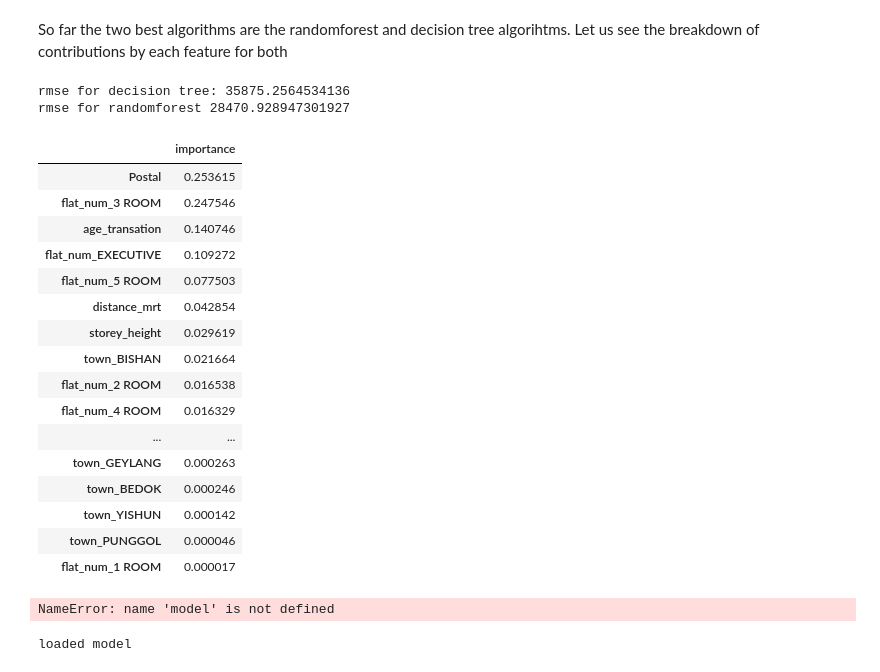
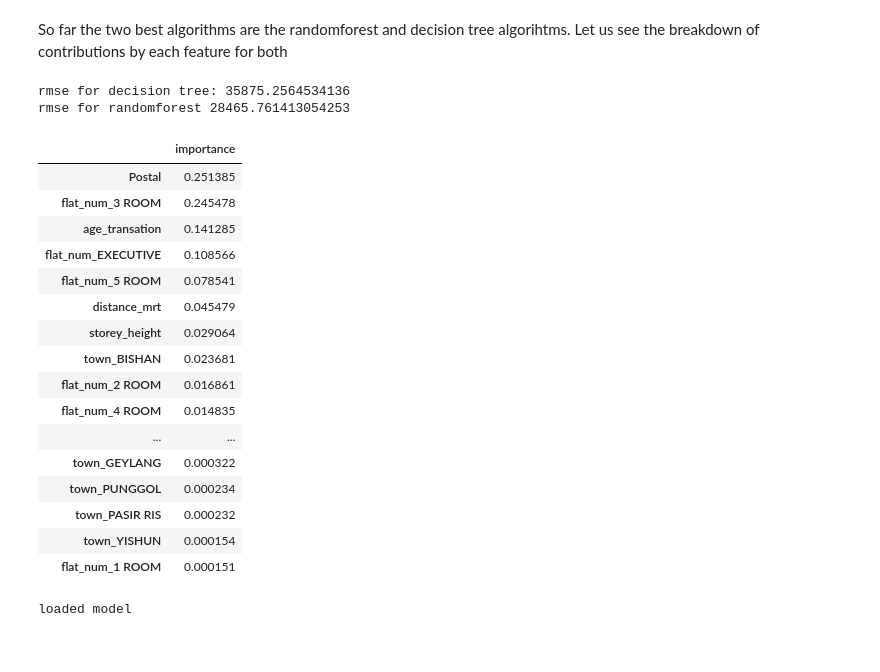
Before and after one commit to sivakornchong/hdb_project, a Jupyter notebook: feature_train.ipynb, the cells around one changed output. Drawn from its saved outputs; the diff is of its cells as text; code cells hidden in the pictures.

```diff
--- a/feature_train.ipynb
+++ b/feature_train.ipynb
@@ -146,7 +146,7 @@ y_axis = []
 score = []
 
 print('testing out decision tree, OneHot, normalized')
-for i in range(20,35):
+for i in range(15,30):
     dt = make_pipeline(StandardScaler(),DecisionTreeRegressor(max_depth=i,random_state=27))
     dt.fit(X_train,y_train)
     pred = dt.predict(X_test)
@@ -179,32 +191,32 @@ model.fit(X_train, y_train)
 print('rmse for randomforest', np.sqrt(mean_squared_error(y_test, model.predict(X_test))))
 # %% [output]
 rmse for decision tree: 35875.2564534136
-rmse for randomforest 28470.928947301927
+rmse for randomforest 28465.761413054253
 # %%
 
-feature_importances = pd.DataFrame(dt.steps[1][1].feature_importances_,
+feature_importances = pd.DataFrame(model.steps[1][1].feature_importances_,
                                    index = X_train.columns,
                                     columns=['importance']).sort_values('importance', ascending=False)
 
 feature_importances
 # %% [output]
 |  | importance |
-| Postal | 0.253615 |
-| flat_num_3 ROOM | 0.247546 |
-| age_transation | 0.140746 |
-| flat_num_EXECUTIVE | 0.109272 |
-| flat_num_5 ROOM | 0.077503 |
-| distance_mrt | 0.042854 |
-| storey_height | 0.029619 |
-| town_BISHAN | 0.021664 |
-| flat_num_2 ROOM | 0.016538 |
-| flat_num_4 ROOM | 0.016329 |
+| Postal | 0.251385 |
+| flat_num_3 ROOM | 0.245478 |
+| age_transation | 0.141285 |
+| flat_num_EXECUTIVE | 0.108566 |
+| flat_num_5 ROOM | 0.078541 |
+| distance_mrt | 0.045479 |
+| storey_height | 0.029064 |
+| town_BISHAN | 0.023681 |
+| flat_num_2 ROOM | 0.016861 |
+| flat_num_4 ROOM | 0.014835 |
 | ... | ... |
-| town_GEYLANG | 0.000263 |
-| town_BEDOK | 0.000246 |
-| town_YISHUN | 0.000142 |
-| town_PUNGGOL | 0.000046 |
-| flat_num_1 ROOM | 0.000017 |
+| town_GEYLANG | 0.000322 |
+| town_PUNGGOL | 0.000234 |
+| town_PASIR RIS | 0.000232 |
+| town_YISHUN | 0.000154 |
+| flat_num_1 ROOM | 0.000151 |
 # %%
 
 feature_importances = pd.DataFrame(model.steps[1][1].feature_importances_,
@@ -218,8 +230,6 @@ model.feature_names = list(X_train.columns.values)
 import pickle
 filename = 'model/finalized_model.sav'
 pickle.dump(model, open(filename, 'wb'))
-# %% [output]
-NameError: name 'model' is not defined
 # %%
 ###Reload the randomforest model to try out on actual data###
 import pickle
```
Also changed, not shown: parts of 4 cells of this notebook, 1 other file.
